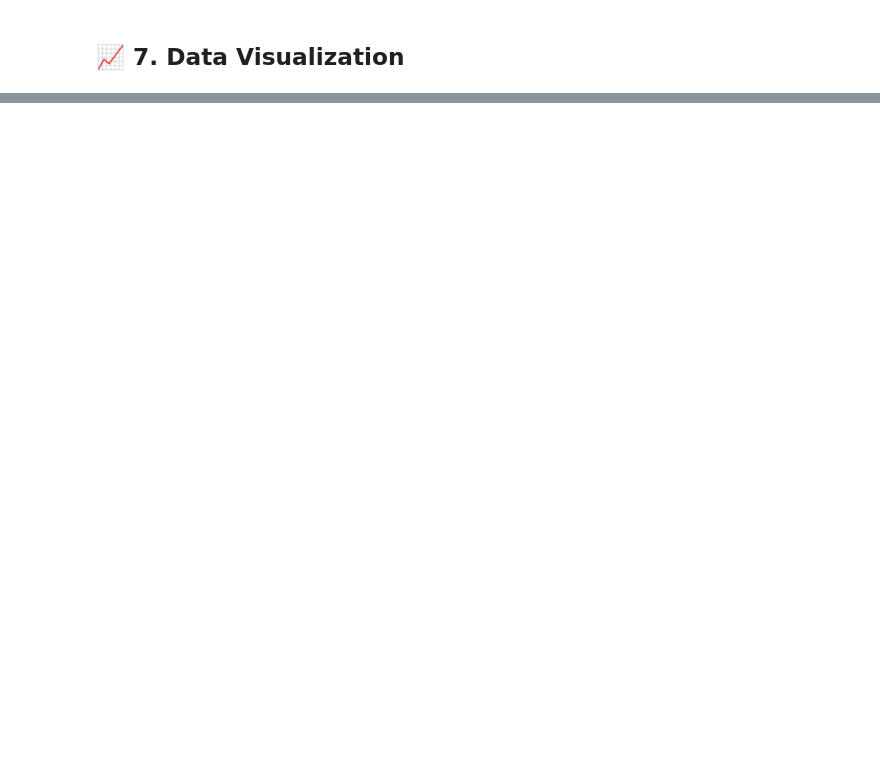
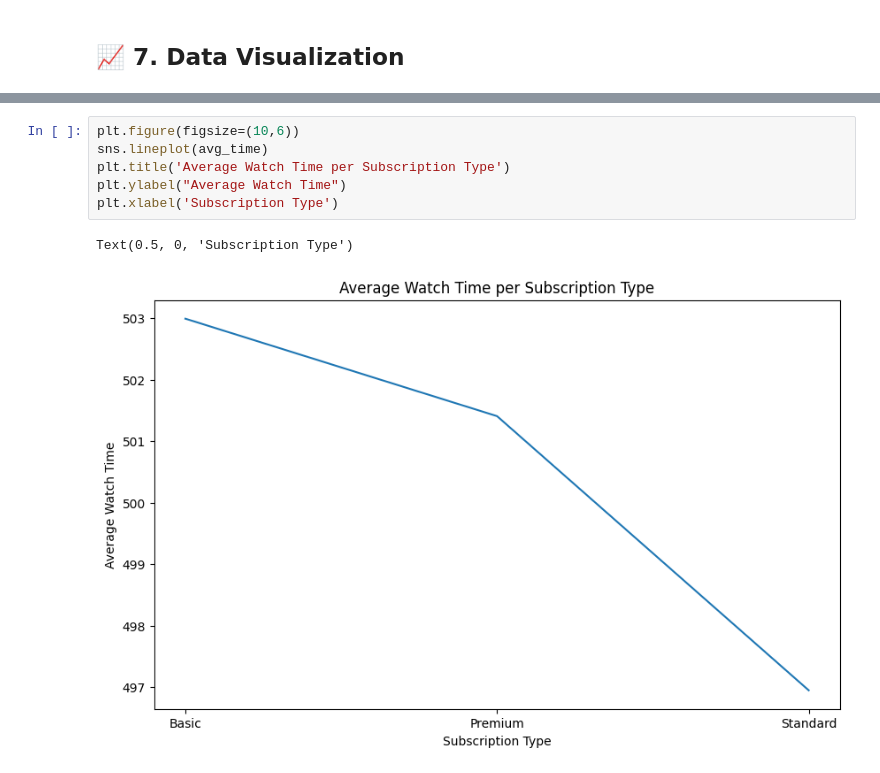
Before and after one commit to gauravvxv/Netflix-Users-Database, a Jupyter notebook: Notebook/users.ipynb, the cells around one changed output, grey strips where cells are left out. Cells and saved outputs as stored; diff of their text form; blank space fills up the shorter version.

```diff
--- a/Notebook/users.ipynb
+++ b/Notebook/users.ipynb
@@ -199,0 +194,9 @@ age_stats
+# %%
+plt.figure(figsize=(10,6))
+sns.lineplot(avg_time)
+plt.title('Average Watch Time per Subscription Type')
+plt.ylabel("Average Watch Time")
+plt.xlabel('Subscription Type')
+# %% [output]
+Text(0.5, 0, 'Subscription Type')
+[figure, added]
```
Also changed, not shown: parts of 11 cells of this notebook.
